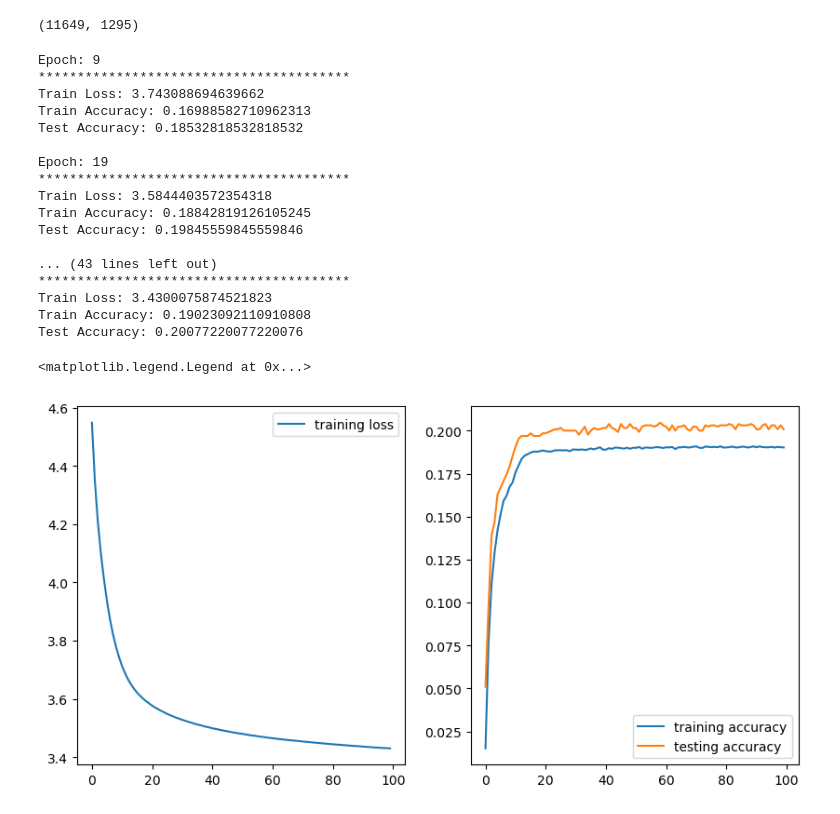
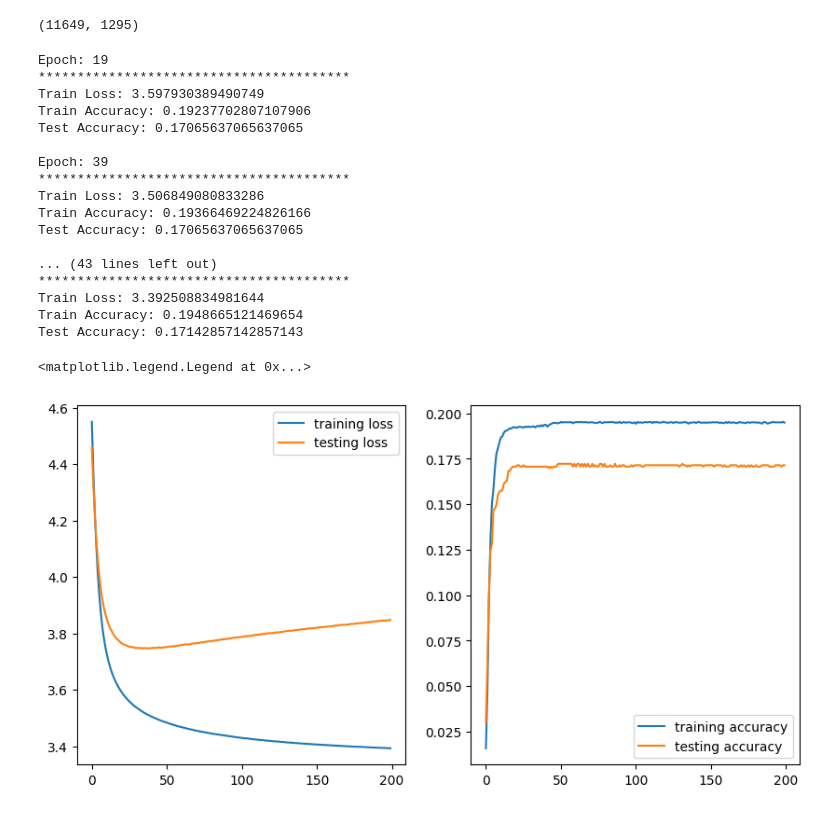
Before and after one commit to Mjh9122/ML_lit_review, a Jupyter notebook: word2vec/word2vec.ipynb, the cells around one changed output. Drawn from its saved outputs; the diff is of its cells as text; code cells hidden in the pictures.

```diff
--- a/word2vec/word2vec.ipynb
+++ b/word2vec/word2vec.ipynb
@@ -181,11 +191,13 @@ len(trainset), len(testset)
 train_losses = []
 train_accuracies = []
 test_accuracies = []
+test_losses = []
 
-for epoch in range(1000):
+for epoch in range(200):
     train_correct = 0
     train_loss = 0
     test_correct = 0
+    test_loss = 0
 
     model.train()
     for labels, features in trainloader:
@@ -207,14 +219,17 @@ for epoch in range(1000):
         for labels, features in testloader:
             labels, features = labels.to(device), features.to(device)
             y_pred = model(features)
+            l = loss(y_pred, labels)
+            test_loss += l.item()
             preds = torch.argmax(y_pred, dim=1)
             test_correct += (preds == labels).sum().item()
 
     train_losses.append(train_loss/len(trainset))
     train_accuracies.append(train_correct/len(trainset))
     test_accuracies.append(test_correct/len(testset))
+    test_losses.append(test_loss/len(testset))
 
-    if epoch % 100 == 99:
+    if epoch % 20 == 19:
         print(f'Epoch: {epoch}')
         print('*'*40)
         print(f'Train Loss: {train_loss/len(trainset)}')
@@ -273,11 +289,13 @@ len(trainset), len(testset)
 train_losses = []
 train_accuracies = []
 test_accuracies = []
+test_losses = []
 
-for epoch in range(100):
+for epoch in range(200):
     train_correct = 0
     train_loss = 0
     test_correct = 0
+    test_loss = 0
 
     model.train()
     for labels, features in trainloader:
@@ -299,14 +317,17 @@ for epoch in range(100):
         for labels, features in testloader:
             labels, features = labels.to(device), features.to(device)
             y_pred = model(features)
+            l = loss(y_pred, labels)
+            test_loss += l.item()
             preds = torch.argmax(y_pred, dim=1)
             test_correct += (preds == labels).sum().item()
 
     train_losses.append(train_loss/len(trainset))
     train_accuracies.append(train_correct/len(trainset))
     test_accuracies.append(test_correct/len(testset))
+    test_losses.append(test_loss/len(testset))
 
-    if epoch % 10 == 9:
+    if epoch % 20 == 19:
         print(f'Epoch: {epoch}')
         print('*'*40)
         print(f'Train Loss: {train_loss/len(trainset)}')
@@ -314,30 +335,31 @@ for epoch in range(100):
         print(f'Test Accuracy: {test_correct/len(testset)}')
         print()
 # %% [output]
-Epoch: 9
-****************************************
-Train Loss: 3.743088694639662
-Train Accuracy: 0.16988582710962313
-Test Accuracy: 0.18532818532818532
-
 Epoch: 19
 ****************************************
-Train Loss: 3.5844403572354318
-Train Accuracy: 0.18842819126105245
-Test Accuracy: 0.19845559845559846
+Train Loss: 3.597930389490749
+Train Accuracy: 0.19237702807107906
+Test Accuracy: 0.17065637065637065
+
+Epoch: 39
+****************************************
+Train Loss: 3.506849080833286
+Train Accuracy: 0.19366469224826166
+Test Accuracy: 0.17065637065637065
 
 ... (43 lines left out)
 ****************************************
-Train Loss: 3.4300075874521823
-Train Accuracy: 0.19023092110910808
-Test Accuracy: 0.20077220077220076
+Train Loss: 3.392508834981644
+Train Accuracy: 0.1948665121469654
+Test Accuracy: 0.17142857142857143
 # %%
 fig, axs = plt.subplots(1, 2, figsize = (10, 5))
 axs[0].plot(train_losses, label = 'training loss')
+axs[0].plot(test_losses, label = 'testing loss')
 axs[0].legend()
 axs[1].plot(train_accuracies, label = 'training accuracy')
 axs[1].plot(test_accuracies, label = 'testing accuracy')
 axs[1].legend()
 # %% [output]
 <matplotlib.legend.Legend at 0x...>
-[figure, old version]
+[figure, new version]
```
Also changed, not shown: parts of 6 cells of this notebook.
